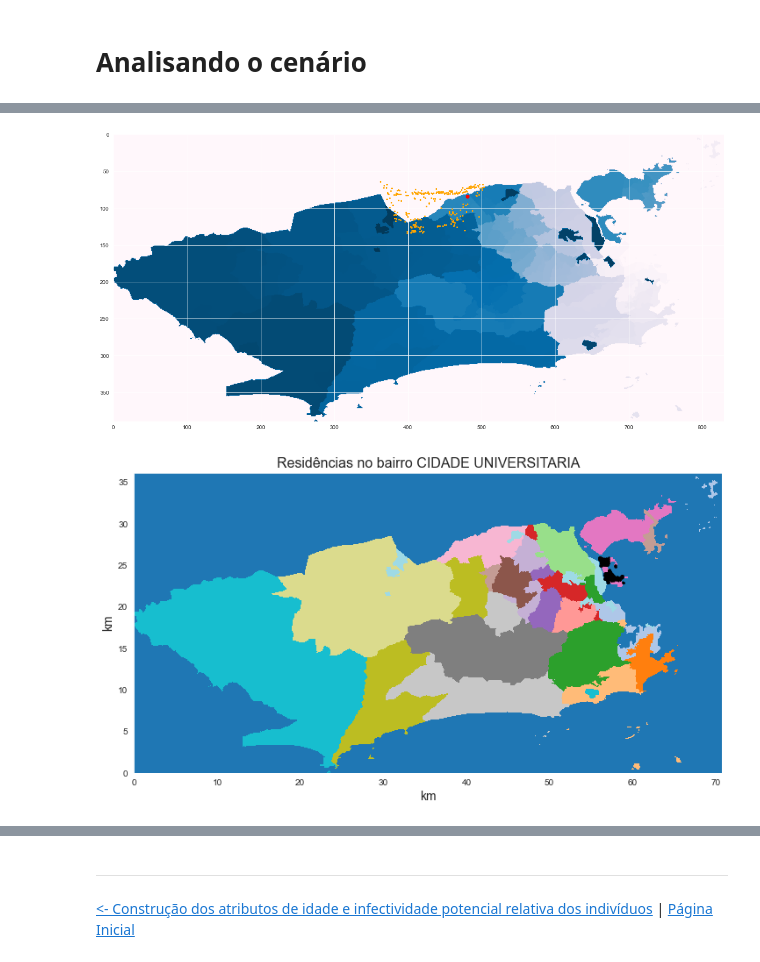
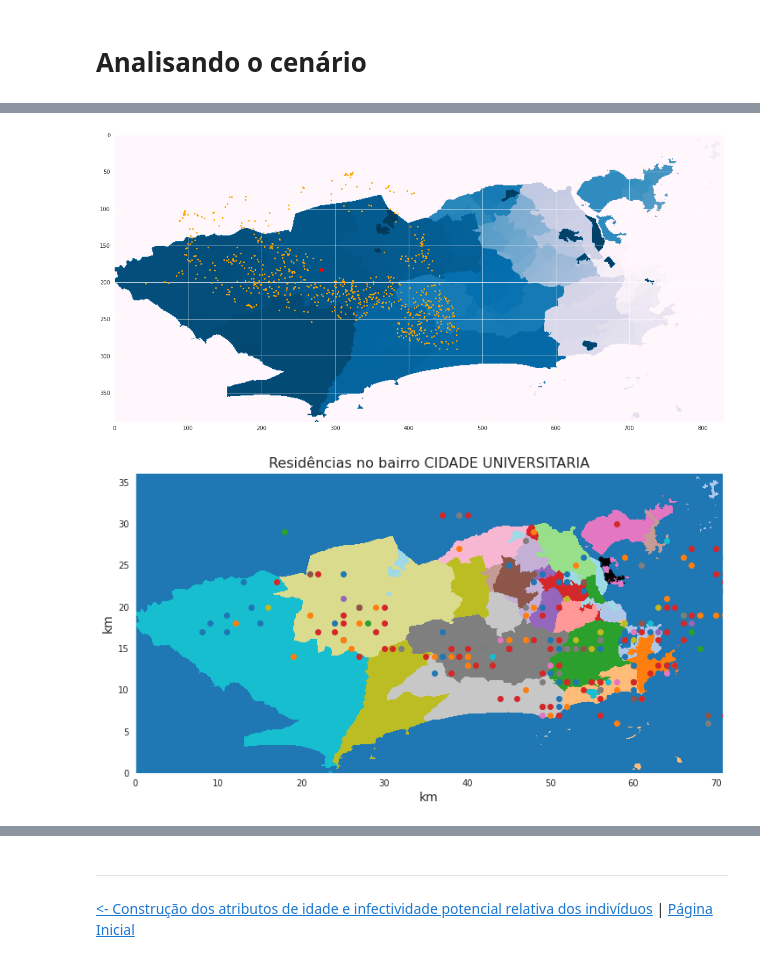
Before and after one commit to ModSiming/EpiSiming, a Jupyter notebook: notebooks/01.07-Rede_escolar.ipynb, the cells around one changed output, grey strips where cells are left out. Saved outputs shown, nothing was run; the diff lists cells and outputs as text; code cells hidden in the pictures.

```diff
--- a/notebooks/01.07-Rede_escolar.ipynb
+++ b/notebooks/01.07-Rede_escolar.ipynb
@@ -50,5 +50,5 @@ Atualização mais recente do kernel: 07/Oct/2020
 %%time
 np.random.seed(10)
 random.seed(10)
-rio = episiming.scenes.RiodeJaneiro(1/3)
+rio = episiming.scenes.RiodeJaneiro(1/15)
 # %% [output]
@@ -84,5 +79,5 @@ groups_fraction[9] = np.array([0.00689038, 0.01920955, 0.02206336, 0., 0.0069825
 groups_fraction[10] = np.array([0., 0., 0.0137896, 0.03174603, 0.00436409])                   # 105
 groups_fraction[11] = np.array([0.00258389, 0.00720358, 0.00827376, 0.01904762, 0.00261845])  # 210
 # %%
-ntw_school = episimnets.School(1/3, escolas_fino, rio.pop_pos, pop_idades)
+ntw_school = episimnets.School(rio.scale, escolas_fino, rio.pop_pos, rio.pop_age)
 # %%
@@ -182,15 +161,18 @@ plt.scatter(esc_x, esc_y, color = 'red')
 # plt.gca().invert_yaxis()
 plt.show()
 # %% [output]
-[figure, old version]
+[figure, new version]
 # %%
 nbh = 105
 plt.figure(figsize=(12,8))
 rio.show_nbh()
 rio.plot_res(nbh=nbh, color='black')
+# plt.scatter(rio.pop_pos[:,0], rio.pop_pos[:,1], color = 'red')
+for i in range(12):
+    plt.scatter((np.array(ntw_school.school_position[i])//10)[:,0], (np.array(ntw_school.school_position[i])//10)[:,1])
 plt.title(f'Residências no bairro {rio.nbh_id_to_name[nbh]}', fontsize=16)
 plt.xlabel('km', fontsize=14)
 plt.ylabel('km', fontsize=14)
 plt.show()
 # %% [output]
-[figure, old version]
+[figure, new version]
```
Also changed, not shown: parts of 16 cells of this notebook, 1 other file.
